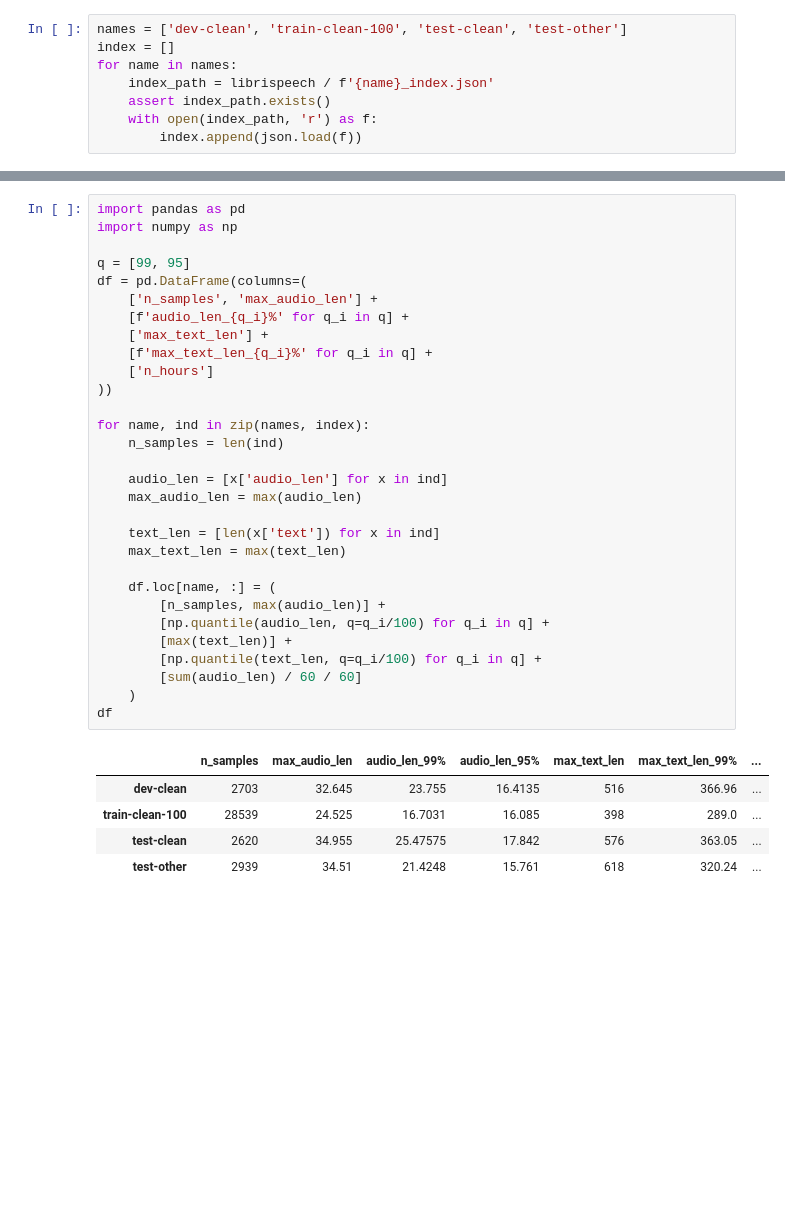
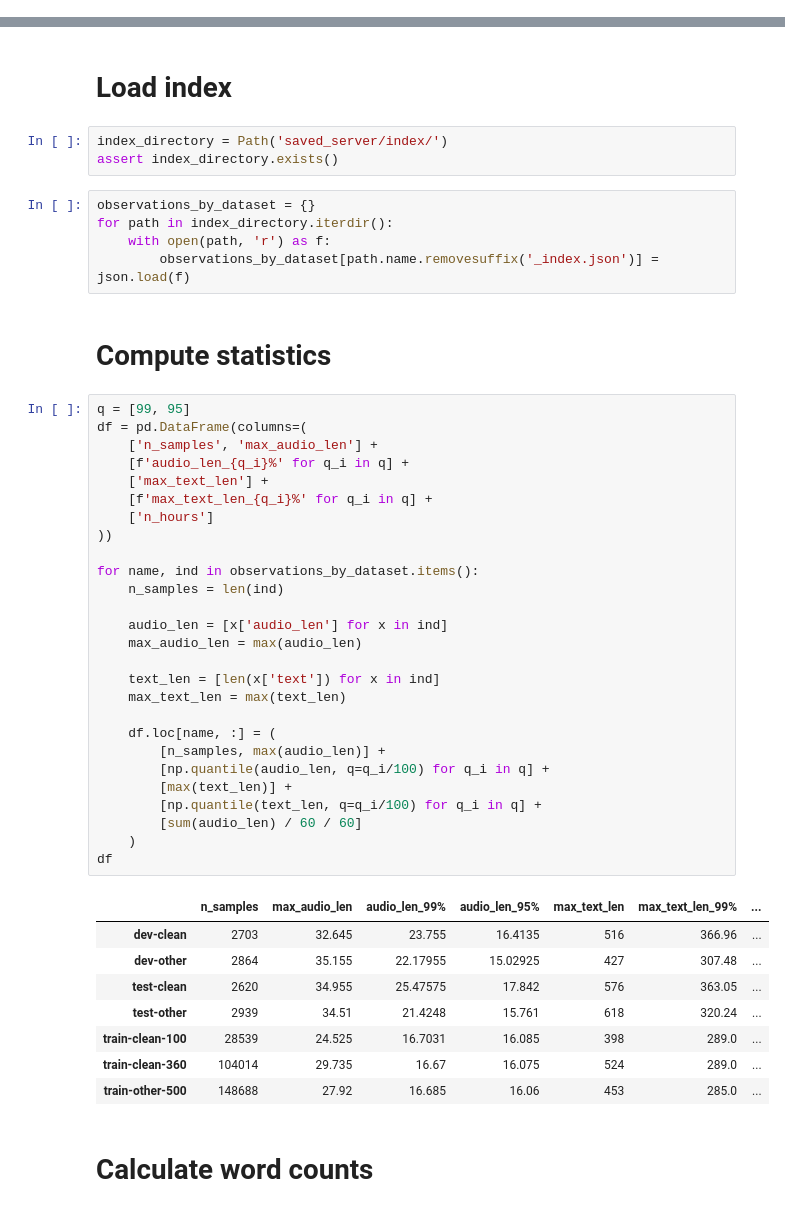
Before and after one commit to Maksim787/asr_project, a Jupyter notebook: jupyter/dataset.ipynb, the cells around one changed output, grey strips where cells are left out. Saved outputs shown, nothing was run; the diff lists cells and outputs as text; blank space fills up the shorter version.

```diff
--- a/jupyter/dataset.ipynb
+++ b/jupyter/dataset.ipynb
@@ -7,8 +0,0 @@ assert librispeech.exists()
-# %%
-names = ['dev-clean', 'train-clean-100', 'test-clean', 'test-other']
-index = []
-for name in names:
-    index_path = librispeech / f'{name}_index.json'
-    assert index_path.exists()
-    with open(index_path, 'r') as f:
-        index.append(json.load(f))
@@ -15,36 +13,50 @@ for name in names:
+# %% [markdown]
+# Load index
+# %%
+index_directory = Path('saved_server/index/')
+assert index_directory.exists()
+# %%
+observations_by_dataset = {}
+for path in index_directory.iterdir():
+    with open(path, 'r') as f:
+        observations_by_dataset[path.name.removesuffix('_index.json')] = json.load(f)
+# %% [markdown]
+# Compute statistics
 # %%
-import pandas as pd
-import numpy as np
-
 q = [99, 95]
 df = pd.DataFrame(columns=(
     ['n_samples', 'max_audio_len'] +
     [f'audio_len_{q_i}%' for q_i in q] +
     ['max_text_len'] +
     [f'max_text_len_{q_i}%' for q_i in q] +
     ['n_hours']
 ))
 
-for name, ind in zip(names, index):
+for name, ind in observations_by_dataset.items():
     n_samples = len(ind)
 
     audio_len = [x['audio_len'] for x in ind]
     max_audio_len = max(audio_len)
 
     text_len = [len(x['text']) for x in ind]
     max_text_len = max(text_len)
 
     df.loc[name, :] = (
         [n_samples, max(audio_len)] +
         [np.quantile(audio_len, q=q_i/100) for q_i in q] +
         [max(text_len)] +
         [np.quantile(text_len, q=q_i/100) for q_i in q] +
         [sum(audio_len) / 60 / 60]
     )
 df
 # %% [output]
 |  | n_samples | max_audio_len | audio_len_99% | audio_len_95% | max_text_len | max_text_len_99% | ... |
 | dev-clean | 2703 | 32.645 | 23.755 | 16.4135 | 516 | 366.96 | ... |
-| train-clean-100 | 28539 | 24.525 | 16.7031 | 16.085 | 398 | 289.0 | ... |
+| dev-other | 2864 | 35.155 | 22.17955 | 15.02925 | 427 | 307.48 | ... |
 | test-clean | 2620 | 34.955 | 25.47575 | 17.842 | 576 | 363.05 | ... |
 | test-other | 2939 | 34.51 | 21.4248 | 15.761 | 618 | 320.24 | ... |
+| train-clean-100 | 28539 | 24.525 | 16.7031 | 16.085 | 398 | 289.0 | ... |
+| train-clean-360 | 104014 | 29.735 | 16.67 | 16.075 | 524 | 289.0 | ... |
+| train-other-500 | 148688 | 27.92 | 16.685 | 16.06 | 453 | 285.0 | ... |
+# %% [markdown]
+# Calculate word counts
```
Also changed, not shown: parts of 14 cells of this notebook, 5 other files.
